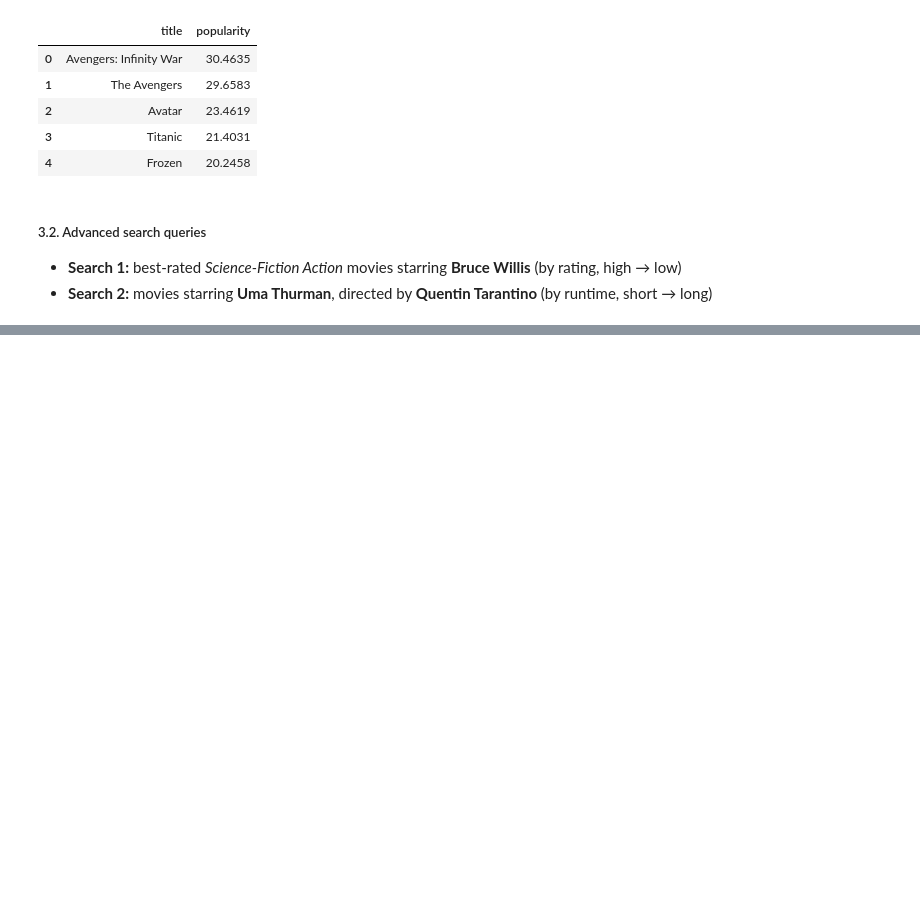
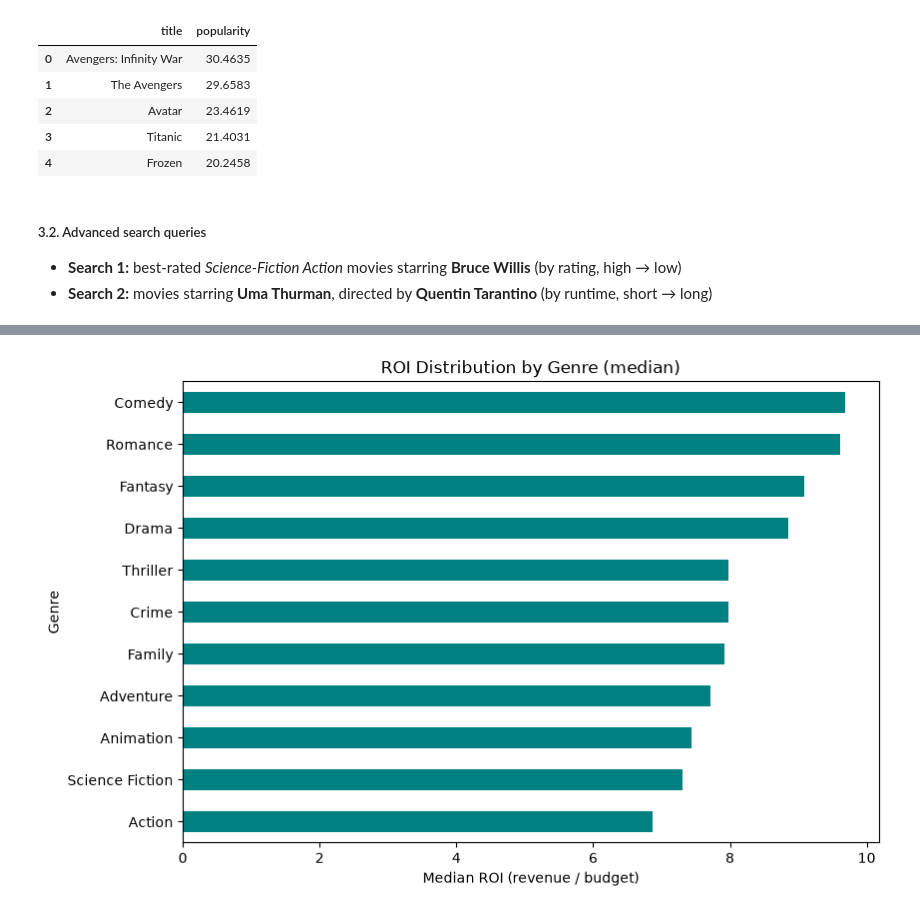
Before and after one commit to fmukama/dem-02-lab, a Jupyter notebook: MAIN.ipynb, the cells around one changed output, grey strips where cells are left out. Cells and saved outputs as stored; diff of their text form; code cells hidden in the pictures; blank space fills up the shorter version.

```diff
--- a/MAIN.ipynb
+++ b/MAIN.ipynb
@@ -195,0 +262,6 @@ Most Popular
+# %%
+# 2) ROI distribution by genre
+visualization.roi_by_genre(df)
+plt.show()
+# %% [output]
+[figure, added]
```
Also changed, not shown: parts of 17 cells of this notebook, 1 other file.
